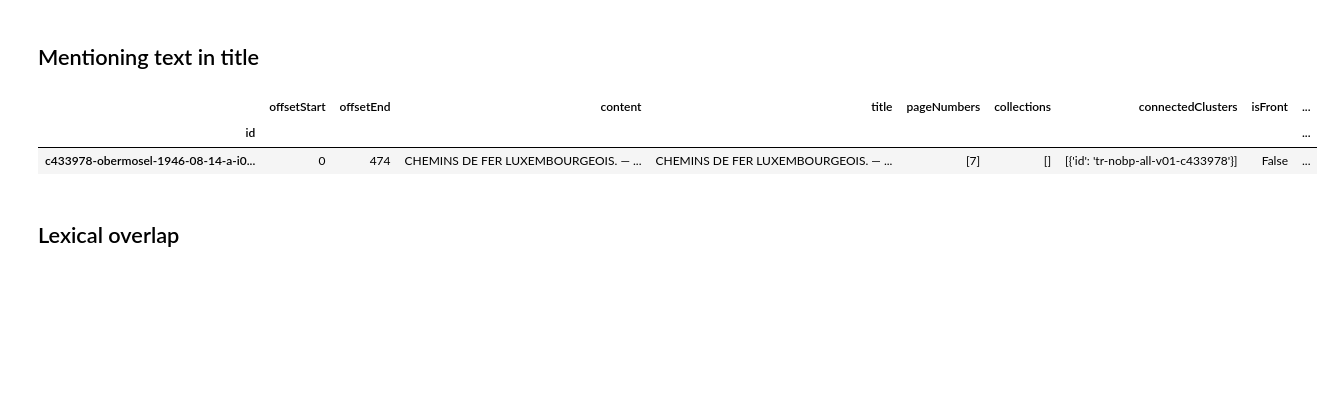
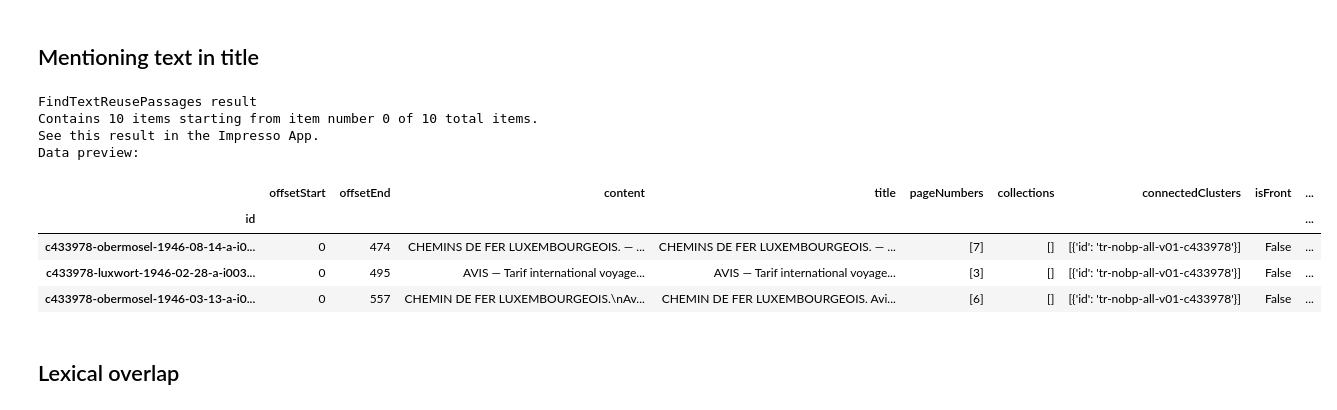
Before and after one commit to impresso/impresso-py, a Jupyter notebook: examples/notebooks/textReuse.ipynb, the cells around one changed output. Saved outputs shown, nothing was run; the diff lists cells and outputs as text; code cells hidden in the pictures; blank space fills up the shorter version.

```diff
--- a/examples/notebooks/textReuse.ipynb
+++ b/examples/notebooks/textReuse.ipynb
@@ -319,15 +360,20 @@ result.df
 # %% [markdown]
 ## Mentioning text in title
 # %%
-result = impresso.text_reuse.passages.find(
+impresso.text_reuse.passages.find(
     title=AND("luxembourg", "suisse"),
     cluster_size=(100, 200),
 )
-result.df.head(1)
 # %% [output]
+FindTextReusePassages result
+Contains 10 items starting from item number 0 of 10 total items.
+See this result in the Impresso App.
+Data preview:
 |  | offsetStart | offsetEnd | content | title | pageNumbers | collections | connectedClusters | isFront | ... |
 | id |  |  |  |  |  |  |  |  | ... |
 | c433978-obermosel-1946-08-14-a-i0... | 0 | 474 | CHEMINS DE FER LUXEMBOURGEOIS. — ... | CHEMINS DE FER LUXEMBOURGEOIS. — ... | [7] | [] | [{'id': 'tr-nobp-all-v01-c433978'}] | False | ... |
+| c433978-luxwort-1946-02-28-a-i003... | 0 | 495 | AVIS — Tarif international voyage... | AVIS — Tarif international voyage... | [3] | [] | [{'id': 'tr-nobp-all-v01-c433978'}] | False | ... |
+| c433978-obermosel-1946-03-13-a-i0... | 0 | 557 | CHEMIN DE FER LUXEMBOURGEOIS.\nAv... | CHEMIN DE FER LUXEMBOURGEOIS. Avi... | [6] | [] | [{'id': 'tr-nobp-all-v01-c433978'}] | False | ... |
 # %% [markdown]
 ## Lexical overlap
 # %%
```
Also changed, not shown: parts of 73 cells of this notebook, 9 other files.
